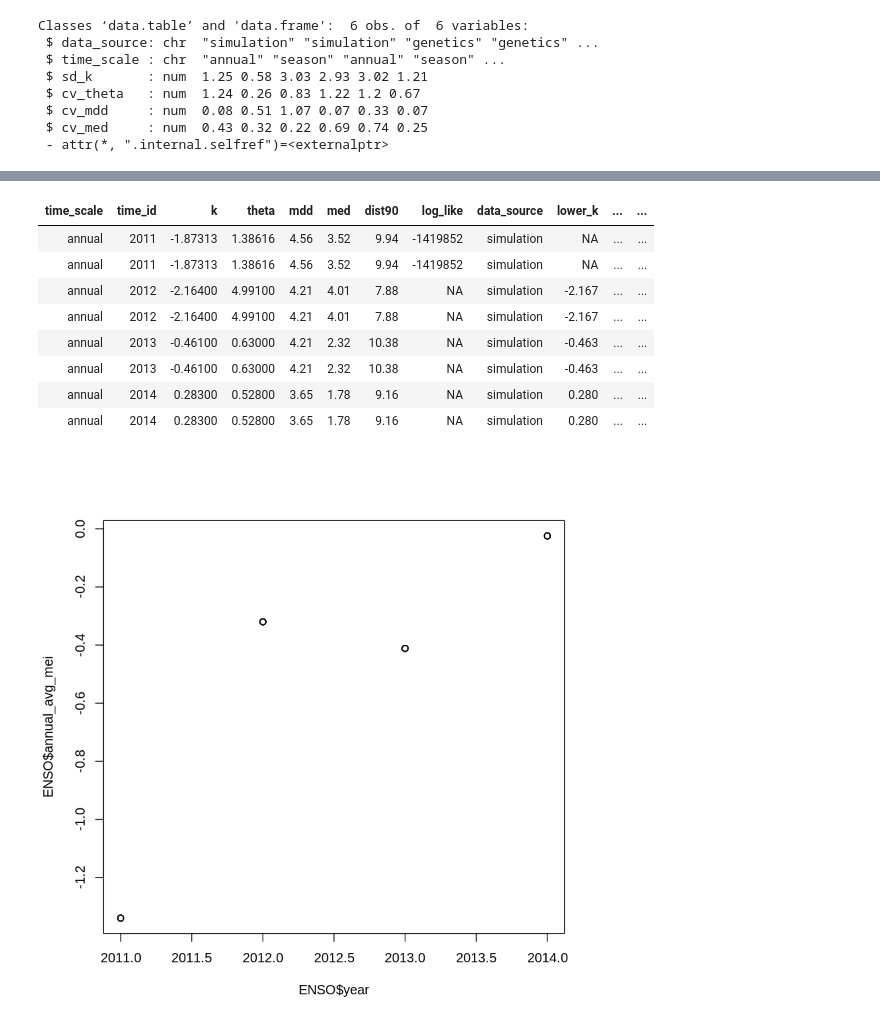
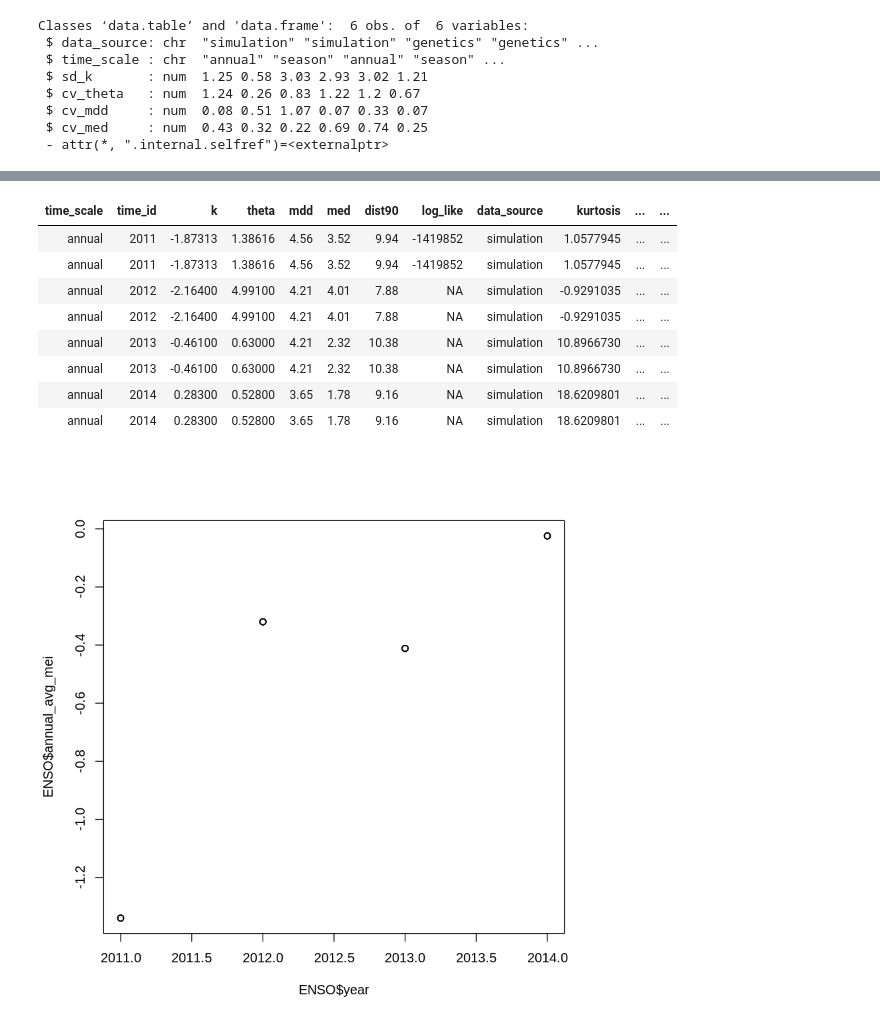
Before and after one commit to pinskylab/CamotesROMS, a Jupyter notebook: notebooks/process_ROMS_kernels.ipynb, the cells around one changed output, grey strips where cells are left out. Cells and saved outputs as stored; diff of their text form; code cells hidden in the pictures.

```diff
--- a/notebooks/process_ROMS_kernels.ipynb
+++ b/notebooks/process_ROMS_kernels.ipynb
@@ -26,27 +26,27 @@ return(x)
 }
 # %%
 #read in the simulation kernel fits
-SimKernels <- fread("~/oceanography/script_output/KernelFits/SimulationKernelFits.csv")
+SimKernels <- fread("~/oceanography/script_output/KernelFits/summary_tables/SimulationKernelFits.csv")
 #setnames(SimKernels, c("TimeID", "TimeScale"), c("time_id", "time_scale")) #from now on, DTs will be named LikeThis, vectors (including colnames and row ids) will be like_this- until I get around to making that consistent in every script, rename here
 #read in the Genetics kernel fits with the same reef metadata structure
-GenKernels <- fread("~/oceanography/script_output/KernelFits/GeneticKernelFits.csv")
+GenKernels <- fread("~/oceanography/script_output/KernelFits/summary_tables/GeneticKernelFits.csv")
 
 #read in the likelihood surfaces tables
 #Geneticss
-ProfileGen2012 <- fread(file="~/oceanography/script_output/KernelFits/LikelihoodProfileGenetic2012NarrowSearch.csv", header = T)
-ProfileGen2013 <- fread(file="~/oceanography/script_output/KernelFits/LikelihoodProfileGenetic2013NarrowSearch.csv", header = T)
-ProfileGen2014 <- fread(file="~/oceanography/script_output/KernelFits/LikelihoodProfileGenetic2014NarrowSearch.csv", header = T)
-ProfileGen2012_4 <- fread(file="~/oceanography/script_output/KernelFits/LikelihoodProfileGenetic2012_4NarrowSearch.csv", header = T)
-ProfileGenNEM <- fread(file="~/oceanography/script_output/KernelFits/LikelihoodProfileGeneticNEMNarrowSearch.csv", header = T)
-ProfileGenSWM <- fread(file="~/oceanography/script_output/KernelFits/LikelihoodProfileGeneticSWMNarrowSearch.csv", header = T)
+ProfileGen2012 <- fread(file="~/oceanography/script_output/KernelFits/profiles/LikelihoodProfileGenetic2012NarrowSearch.csv", header = T)
+ProfileGen2013 <- fread(file="~/oceanography/script_output/KernelFits/profiles/LikelihoodProfileGenetic2013NarrowSearch.csv", header = T)
+ProfileGen2014 <- fread(file="~/oceanography/script_output/KernelFits/profiles/LikelihoodProfileGenetic2014NarrowSearch.csv", header = T)
+ProfileGen2012_4 <- fread(file="~/oceanography/script_output/KernelFits/profiles/LikelihoodProfileGenetic2012_4NarrowSearch.csv", header = T)
+ProfileGenNEM <- fread(file="~/oceanography/script_output/KernelFits/profiles/LikelihoodProfileGeneticNEMNarrowSearch.csv", header = T)
+ProfileGenSWM <- fread(file="~/oceanography/script_output/KernelFits/profiles/LikelihoodProfileGeneticSWMNarrowSearch.csv", header = T)
 
 #ROMS simulations
-ProfileSim2012 <- fread(file="~/oceanography/script_output/KernelFits/LikelihoodProfileBiophysical2012NarrowSearch.csv", header = T)
-ProfileSim2013 <- fread(file="~/oceanography/script_output/KernelFits/LikelihoodProfileBiophysical2013NarrowSearch.csv", header = T)
-ProfileSim2014 <- fread(file="~/oceanography/script_output/KernelFits/LikelihoodProfileBiophysical2014NarrowSearch.csv", header = T)
-ProfileSim2012_4 <- fread(file="~/oceanography/script_output/KernelFits/LikelihoodProfileBiophysical2012_4NarrowSearch.csv", header = T)
-ProfileSimNEM <- fread(file="~/oceanography/script_output/KernelFits/LikelihoodProfileBiophysicalNEMNarrowSearch.csv", header = T)
-ProfileSimSWM <- fread(file="~/oceanography/script_output/KernelFits/LikelihoodProfileBiophysicalSWMNarrowSearch.csv", header = T)
+ProfileSim2012 <- fread(file="~/oceanography/script_output/KernelFits/profiles/LikelihoodProfileBiophysical2012NarrowSearch.csv", header = T)
+ProfileSim2013 <- fread(file="~/oceanography/script_output/KernelFits/profiles/LikelihoodProfileBiophysical2013NarrowSearch.csv", header = T)
+ProfileSim2014 <- fread(file="~/oceanography/script_output/KernelFits/profiles/LikelihoodProfileBiophysical2014NarrowSearch.csv", header = T)
+ProfileSim2012_4 <- fread(file="~/oceanography/script_output/KernelFits/profiles/LikelihoodProfileBiophysical2012_4NarrowSearch.csv", header = T)
+ProfileSimNEM <- fread(file="~/oceanography/script_output/KernelFits/profiles/LikelihoodProfileBiophysicalNEMNarrowSearch.csv", header = T)
+ProfileSimSWM <- fread(file="~/oceanography/script_output/KernelFits/profiles/LikelihoodProfileBiophysicalSWMNarrowSearch.csv", header = T)
 
 #ensure the likelihood surfaces found the same best fit as the bbmle optimization for both simulation and Geneticss
 #done
@@ -510,29 +498,31 @@ Saving 6.67 x 6.67 in image
 # %%
 #relationship with enso?
 #annual&monsoon fits and 2011 as well
-AnnualMonsoonKernels <- fread(file="~/oceanography/script_output/KernelFits/SimulationKernelFitsAnnualMonsoon.csv")
+AnnualMonsoonKernels <- fread(file="~/oceanography/script_output/KernelFits/summary_tables/SimulationKernelFitsAnnualMonsoon.csv")[, kurtosis := ((gamma(5/theta)*gamma(1/theta))/gamma(3/theta)^2)-3, by=c("time_id", "data_source", "theta")]
 enso <- fread(file="~/oceanography/empirical_data/environment/enso/meiv2.csv")
 setnames(enso, "YEAR", "year")
 # %%
 ENSO <- melt(enso, id.vars="year", variable.name = "month", value="mei_index")[year %in% c(2011, 2012, 2013, 2014)][
     , monsoon := ifelse(month %in% c("ND", "DJ", "JF", "FM", "MA", "MJ"), "NEM", "SWM")][
-    , annual_avg_mei := mean(mei_index), by=c("year")][, annual_monsoon_avg_mei := mean(mei_index), by=c("year", "monsoon")][, monsoon_avg_mei := mean(mei_index), by=c("monsoon")]
+    , annual_avg_mei := mean(mei_index), by=c("year")][, annual_monsoon_avg_mei := mean(mei_index), by=c("year", "monsoon")][, monsoon_avg_mei := mean(mei_index), by=c("monsoon")][
+    , annual_monsoon_max_mei := max(mei_index), by=c("year","monsoon")][
+    , annual_monsoon_min_mei := min(mei_index), by=c("year","monsoon")]
 ENSO[,monsoon_annual := paste(ENSO$monsoon, ENSO$year, sep="")] #to match the time_id format of annual&monsoon fits
 # %%
-AnnualKernels <- rbind(AnnualMonsoonKernels[time_id==2011], KernelFittingSummary[data_source=="simulation"&time_id %in% c(2012, 2013, 2014)], fill=TRUE)
+AnnualKernels <- rbind(AnnualMonsoonKernels[time_id==2011], KernelFittingSummary[data_source=="simulation"&time_id %in% c(2012, 2013, 2014)], fill=TRUE)[, kurtosis := ((gamma(5/theta)*gamma(1/theta))/gamma(3/theta)^2)-3, by=c("time_id", "data_source", "theta")]
 
 AnnualKernelsENSO <- left_join(AnnualKernels[time_id %in% c(2011,2012, 2013, 2014)][, time_id := as.numeric(time_id)], unique(ENSO, by=c("year", "monsoon"))[, -c("month", "monsoon_annual")], by=c(time_id="year"))
 AnnualKernelsENSO
 # %% [output]
-| time_scale | time_id | k | theta | mdd | med | dist90 | log_like | data_source | lower_k | ... | ... |
-| annual | 2011 | -1.87313 | 1.38616 | 4.56 | 3.52 | 9.94 | -1419852 | simulation | NA | ... | ... |
-| annual | 2011 | -1.87313 | 1.38616 | 4.56 | 3.52 | 9.94 | -1419852 | simulation | NA | ... | ... |
-| annual | 2012 | -2.16400 | 4.99100 | 4.21 | 4.01 | 7.88 | NA | simulation | -2.167 | ... | ... |
-| annual | 2012 | -2.16400 | 4.99100 | 4.21 | 4.01 | 7.88 | NA | simulation | -2.167 | ... | ... |
-| annual | 2013 | -0.46100 | 0.63000 | 4.21 | 2.32 | 10.38 | NA | simulation | -0.463 | ... | ... |
-| annual | 2013 | -0.46100 | 0.63000 | 4.21 | 2.32 | 10.38 | NA | simulation | -0.463 | ... | ... |
-| annual | 2014 | 0.28300 | 0.52800 | 3.65 | 1.78 | 9.16 | NA | simulation | 0.280 | ... | ... |
-| annual | 2014 | 0.28300 | 0.52800 | 3.65 | 1.78 | 9.16 | NA | simulation | 0.280 | ... | ... |
+| time_scale | time_id | k | theta | mdd | med | dist90 | log_like | data_source | kurtosis | ... | ... |
+| annual | 2011 | -1.87313 | 1.38616 | 4.56 | 3.52 | 9.94 | -1419852 | simulation | 1.0577945 | ... | ... |
+| annual | 2011 | -1.87313 | 1.38616 | 4.56 | 3.52 | 9.94 | -1419852 | simulation | 1.0577945 | ... | ... |
+| annual | 2012 | -2.16400 | 4.99100 | 4.21 | 4.01 | 7.88 | NA | simulation | -0.9291035 | ... | ... |
+| annual | 2012 | -2.16400 | 4.99100 | 4.21 | 4.01 | 7.88 | NA | simulation | -0.9291035 | ... | ... |
+| annual | 2013 | -0.46100 | 0.63000 | 4.21 | 2.32 | 10.38 | NA | simulation | 10.8966730 | ... | ... |
+| annual | 2013 | -0.46100 | 0.63000 | 4.21 | 2.32 | 10.38 | NA | simulation | 10.8966730 | ... | ... |
+| annual | 2014 | 0.28300 | 0.52800 | 3.65 | 1.78 | 9.16 | NA | simulation | 18.6209801 | ... | ... |
+| annual | 2014 | 0.28300 | 0.52800 | 3.65 | 1.78 | 9.16 | NA | simulation | 18.6209801 | ... | ... |
 # %%
 plot(ENSO$year, ENSO$annual_avg_mei)
 # %% [output]
```
Also changed, not shown: parts of 19 cells of this notebook, 3 other files.
